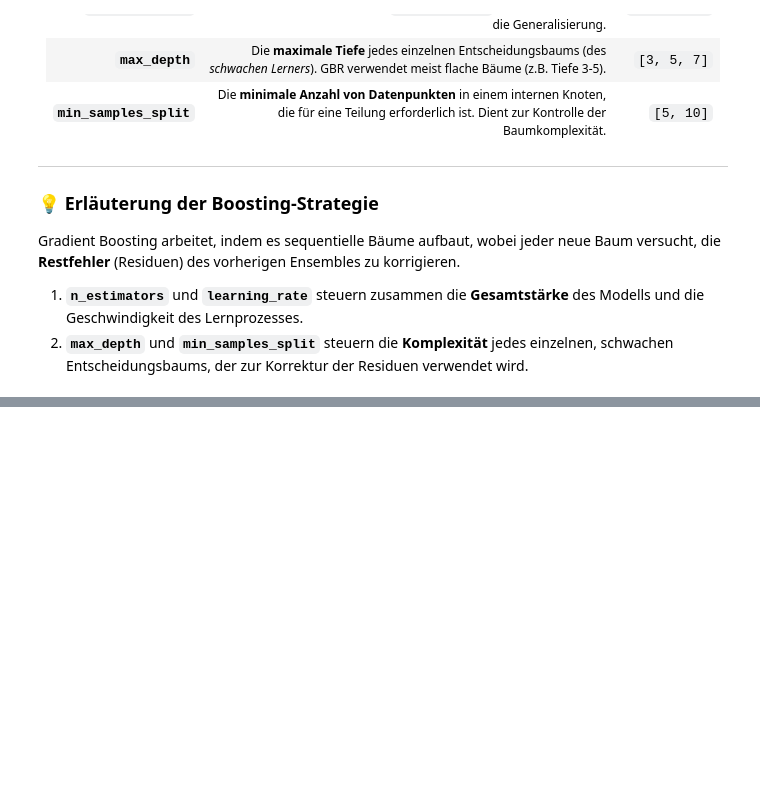
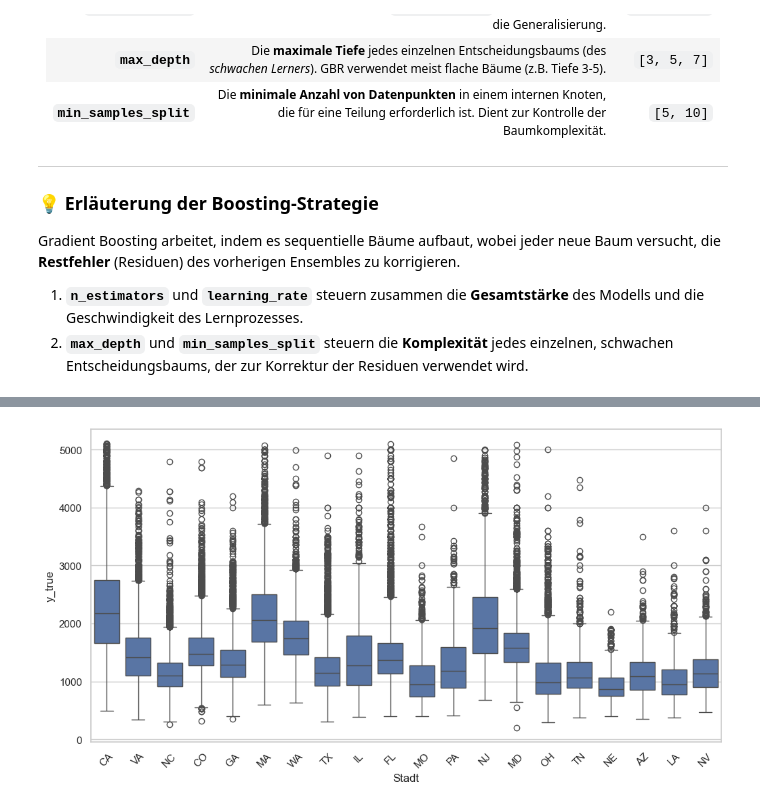
Before and after one commit to FelixFritz02/DataProject-WS-25-26, a Jupyter notebook: gradientboosting.ipynb, the cells around one changed output, grey strips where cells are left out. Saved outputs shown, nothing was run; the diff lists cells and outputs as text; code cells hidden in the pictures; blank space fills up the shorter version.

```diff
--- a/gradientboosting.ipynb
+++ b/gradientboosting.ipynb
@@ -78,0 +185,35 @@ model_evaluation
+# %%
+import seaborn as sns
+# X ist dein Feature-Matrix (DataFrame oder np.array)
+# columns = Liste aller Spaltennamen
+state_columns = [col for col in features if col.startswith("state_")]
+
+# Index der aktiven Spalte pro Zeile = die Stadt
+state_index = data[state_columns].values.argmax(axis=1)
+
+# Map zu Stadtname
+state_names = [col.replace("state_", "") for col in state_columns]
+df_states = pd.Series([state_names[i] for i in state_index], name="Stadt")
+
+# Vorhersagen
+y_pred = xgb_final_model.predict(X)
+
+# Fehler
+residuals = np.abs(y - y_pred)
+
+# DataFrame für Analyse
+df_plot = pd.DataFrame({
+    "y_true": y,
+    "y_pred": y_pred,
+    "residual": residuals,
+    "Stadt": df_states
+})
+top_states = df_plot['Stadt'].value_counts().head(20).index
+df_top = df_plot[df_plot['Stadt'].isin(top_states)]
+
+plt.figure(figsize=(12,6))
+sns.boxplot(x="Stadt", y="y_true", data=df_top)
+plt.xticks(rotation=45)
+plt.show()
+# %% [output]
+[figure, added]
```
Also changed, not shown: parts of 5 cells of this notebook, 5 other files.
